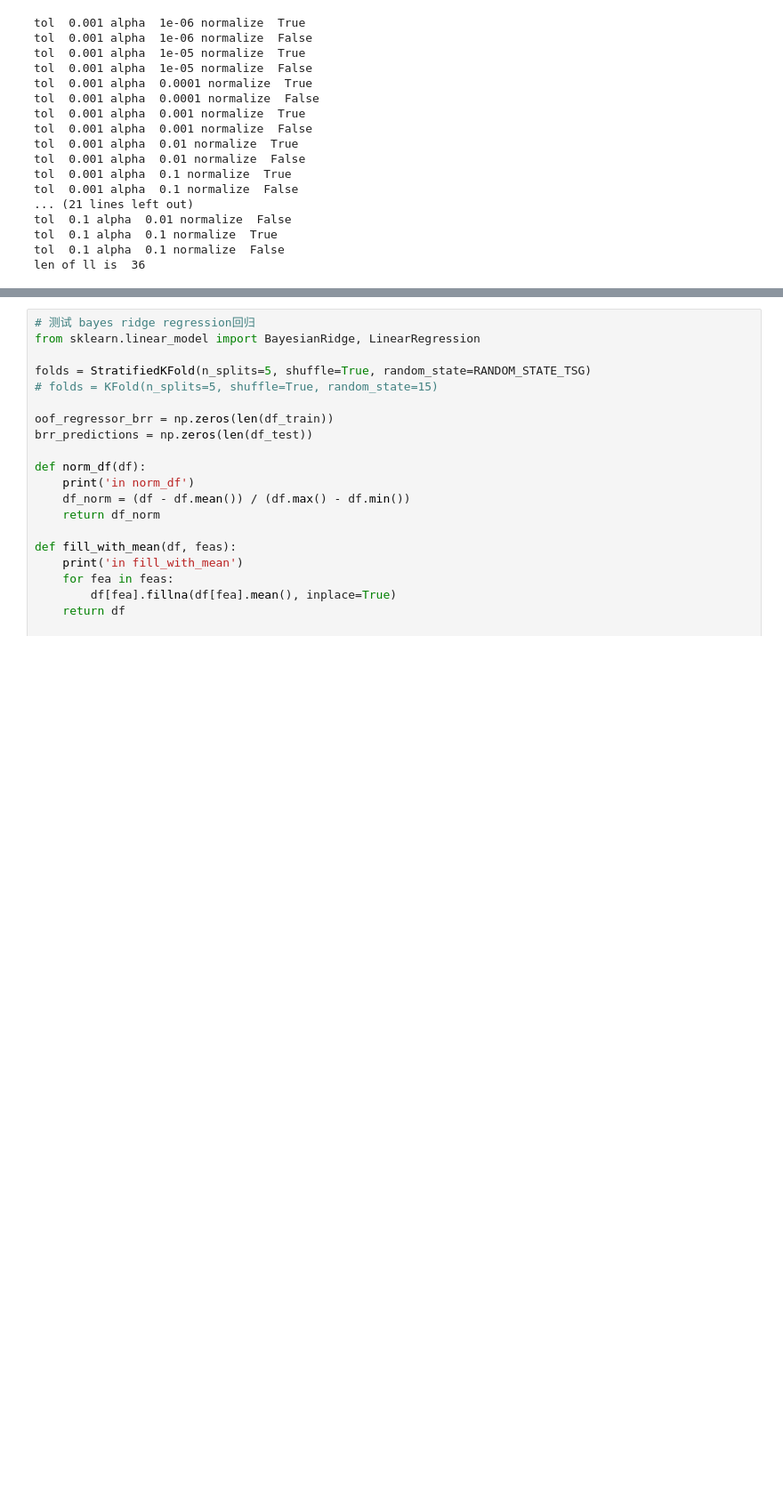
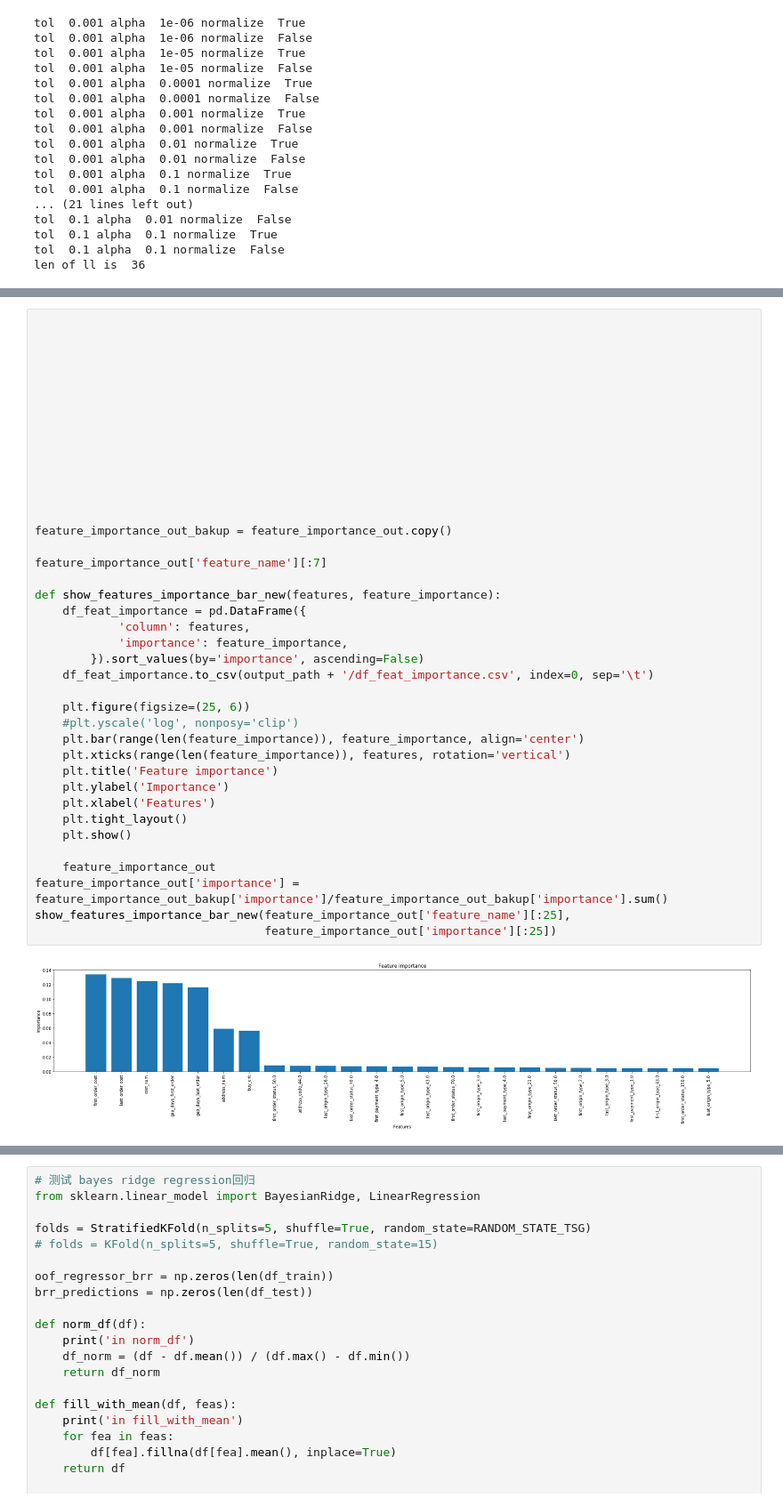
Before and after one commit to tusonggao/jupyter_notebook_dir, a Jupyter notebook: small_test.ipynb, the cells around one changed output, grey strips where cells are left out. Shown at 89% size. Cells and saved outputs as stored; diff of their text form; blank space fills up the shorter version.

```diff
--- a/small_test.ipynb
+++ b/small_test.ipynb
@@ -483,0 +1066,41 @@ print (sklearn.__version__)
+# %%
+
+
+
+
+
+
+
+
+
+
+
+
+
+feature_importance_out_bakup = feature_importance_out.copy()
+
+feature_importance_out['feature_name'][:7]
+
+def show_features_importance_bar_new(features, feature_importance):
+    df_feat_importance = pd.DataFrame({
+            'column': features,
+            'importance': feature_importance,
+        }).sort_values(by='importance', ascending=False)
+    df_feat_importance.to_csv(output_path + '/df_feat_importance.csv', index=0, sep='\t')
+
+    plt.figure(figsize=(25, 6))
+    #plt.yscale('log', nonposy='clip')
+    plt.bar(range(len(feature_importance)), feature_importance, align='center')
+    plt.xticks(range(len(feature_importance)), features, rotation='vertical')
+    plt.title('Feature importance')
+    plt.ylabel('Importance')
+    plt.xlabel('Features')
+    plt.tight_layout()
+    plt.show()
+
+    feature_importance_out
+feature_importance_out['importance'] = feature_importance_out_bakup['importance']/feature_importance_out_bakup['importance'].sum()
+show_features_importance_bar_new(feature_importance_out['feature_name'][:25],
+                                 feature_importance_out['importance'][:25])
+# %% [output]
+[figure, added]
```
Also changed, not shown: parts of 5 cells of this notebook.
